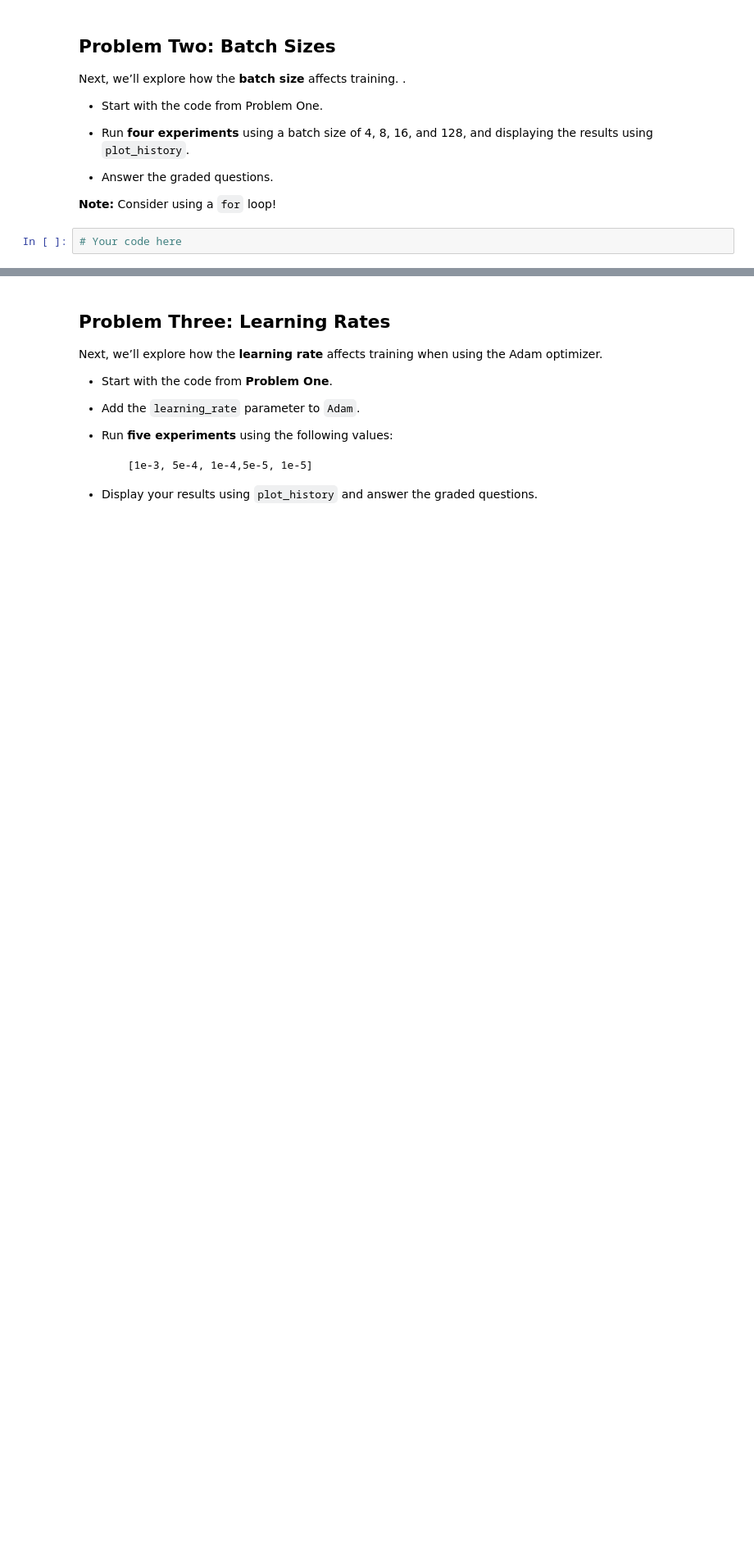
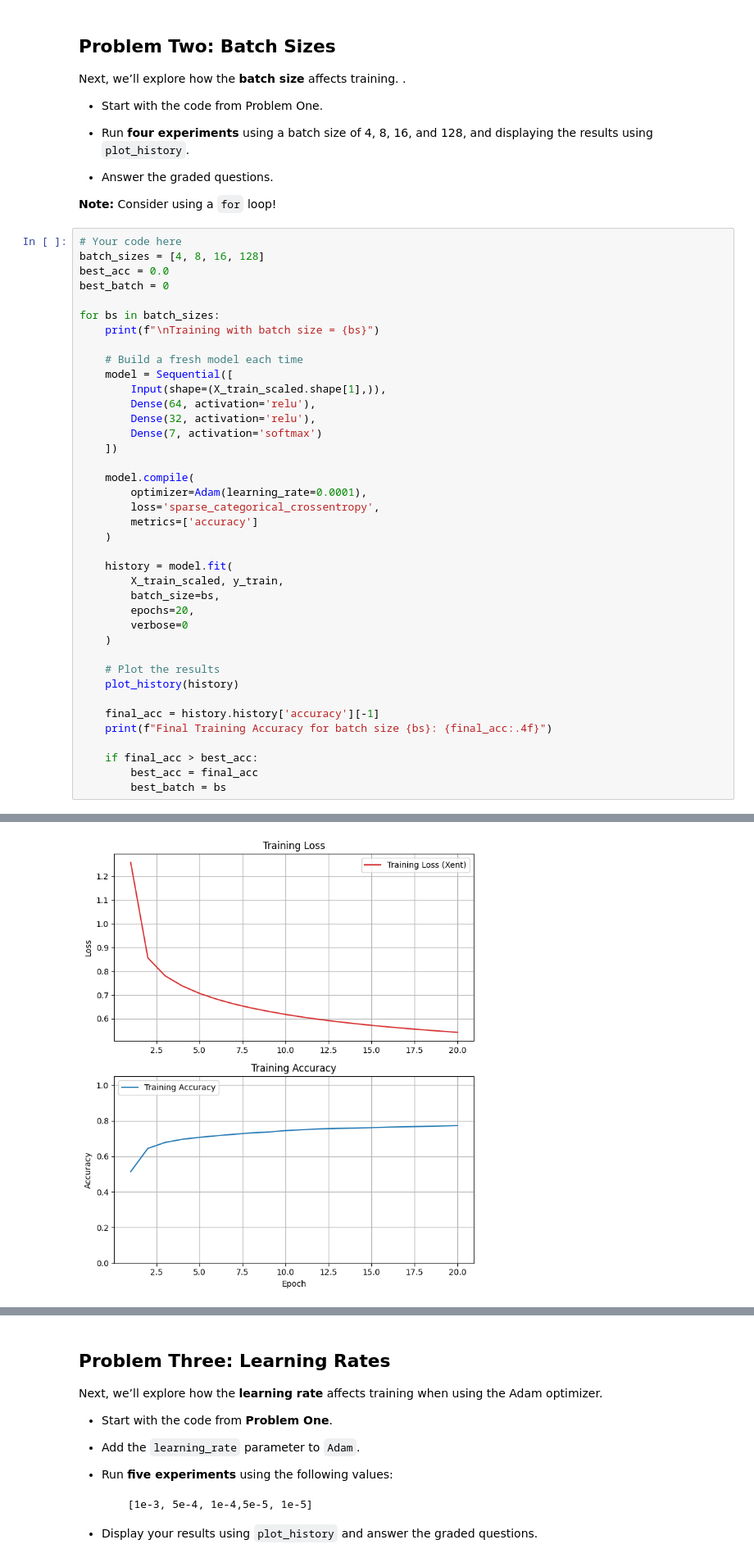
Before and after one commit to ses1002/703MLhomework2, a Jupyter notebook: Homework_02.ipynb, the cells around one changed output, grey strips where cells are left out. Shown at 82% size. Saved outputs shown, nothing was run; the diff lists cells and outputs as text; blank space fills up the shorter version.

```diff
--- a/Homework_02.ipynb
+++ b/Homework_02.ipynb
@@ -172,3 +250,41 @@ Next, we’ll explore how the **batch size** affects training. .
 **Note:** Consider using a `for` loop!
 # %%
 # Your code here
+batch_sizes = [4, 8, 16, 128]
+best_acc = 0.0
+best_batch = 0
+
+for bs in batch_sizes:
+    print(f"\nTraining with batch size = {bs}")
+
+    # Build a fresh model each time
+    model = Sequential([
+        Input(shape=(X_train_scaled.shape[1],)),
+        Dense(64, activation='relu'),
+        Dense(32, activation='relu'),
+        Dense(7, activation='softmax')
+    ])
+
+    model.compile(
+        optimizer=Adam(learning_rate=0.0001),
+        loss='sparse_categorical_crossentropy',
+        metrics=['accuracy']
+    )
+
+    history = model.fit(
+        X_train_scaled, y_train,
+        batch_size=bs,
+        epochs=20,
+        verbose=0
+    )
+
+    # Plot the results
+    plot_history(history)
+
+    final_acc = history.history['accuracy'][-1]
+    print(f"Final Training Accuracy for batch size {bs}: {final_acc:.4f}")
+
+    if final_acc > best_acc:
+        best_acc = final_acc
+        best_batch = bs
+# %% [output]
@@ -174,0 +292 @@ Next, we’ll explore how the **batch size** affects training. .
+[figure, added]
```
Also changed, not shown: parts of 28 cells of this notebook.
